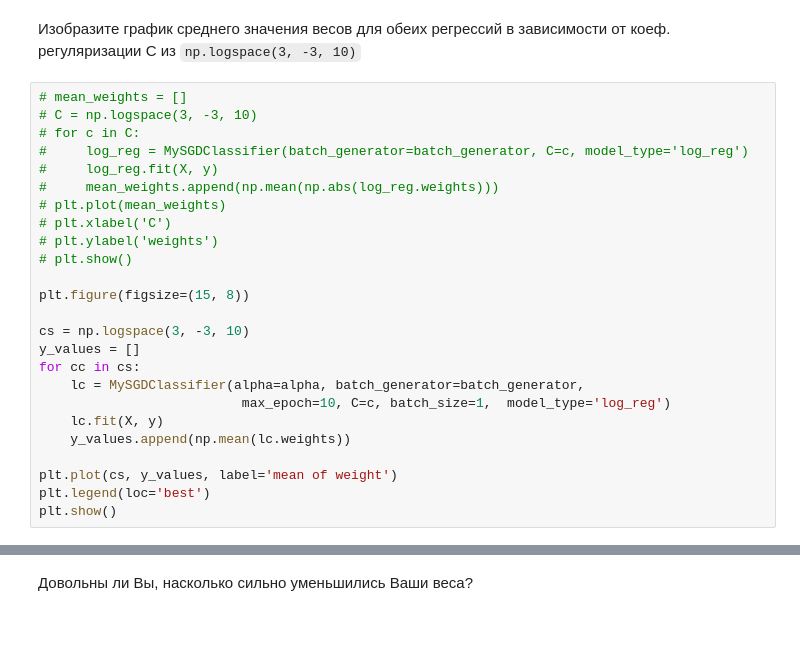
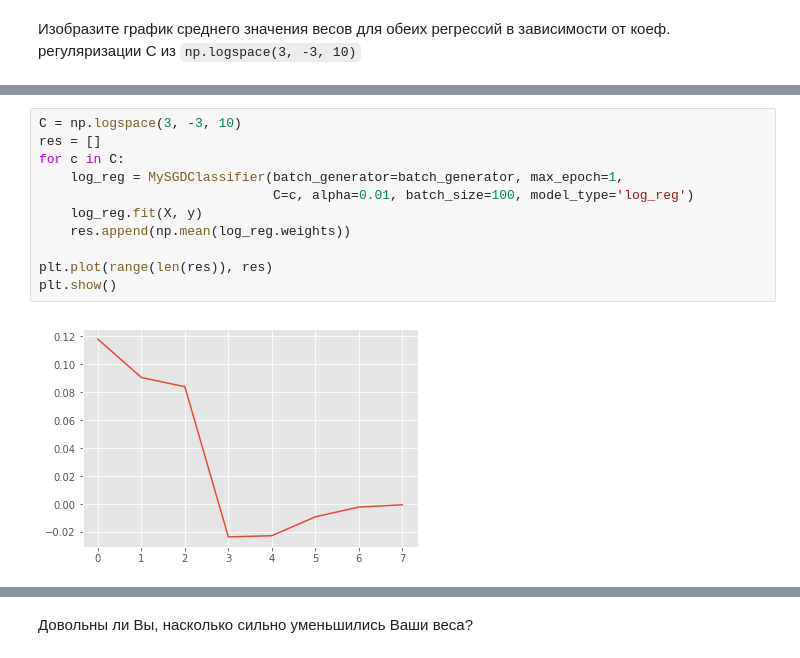
Before and after one commit to Mr-Patty/spheremailru, a Jupyter notebook: homeWork/Shevchenko_hw2.ipynb, the cells around one changed output, grey strips where cells are left out. Saved outputs shown, nothing was run; the diff lists cells and outputs as text; blank space fills up the shorter version.

```diff
--- a/homeWork/Shevchenko_hw2.ipynb
+++ b/homeWork/Shevchenko_hw2.ipynb
@@ -483,28 +494,3 @@ plt.show()
 Что Вы можете сказать про сходимость метода при различных `alpha`? Какое значение стоит выбирать для лучшей сходимости?
 # %% [markdown]
 Изобразите график среднего значения весов для обеих регрессий в зависимости от коеф. регуляризации С из `np.logspace(3, -3, 10)`
-# %%
-# mean_weights = []
-# C = np.logspace(3, -3, 10)
-# for c in C:
-#     log_reg = MySGDClassifier(batch_generator=batch_generator, C=c, model_type='log_reg')
-#     log_reg.fit(X, y)
-#     mean_weights.append(np.mean(np.abs(log_reg.weights)))
-# plt.plot(mean_weights)
-# plt.xlabel('C')
-# plt.ylabel('weights')
-# plt.show()
-
-plt.figure(figsize=(15, 8))
-
-cs = np.logspace(3, -3, 10)
-y_values = []
-for cc in cs:
-    lc = MySGDClassifier(alpha=alpha, batch_generator=batch_generator,
-                          max_epoch=10, C=c, batch_size=1,  model_type='log_reg')
-    lc.fit(X, y)
-    y_values.append(np.mean(lc.weights))
-
-plt.plot(cs, y_values, label='mean of weight')
-plt.legend(loc='best')
-plt.show()
@@ -512,0 +497,13 @@ plt.show()
+# %%
+C = np.logspace(3, -3, 10)
+res = []
+for c in C:
+    log_reg = MySGDClassifier(batch_generator=batch_generator, max_epoch=1,
+                              C=c, alpha=0.01, batch_size=100, model_type='log_reg')
+    log_reg.fit(X, y)
+    res.append(np.mean(log_reg.weights))
+
+plt.plot(range(len(res)), res)
+plt.show()
+# %% [output]
+[figure, added]
```
Also changed, not shown: parts of 50 cells of this notebook.
